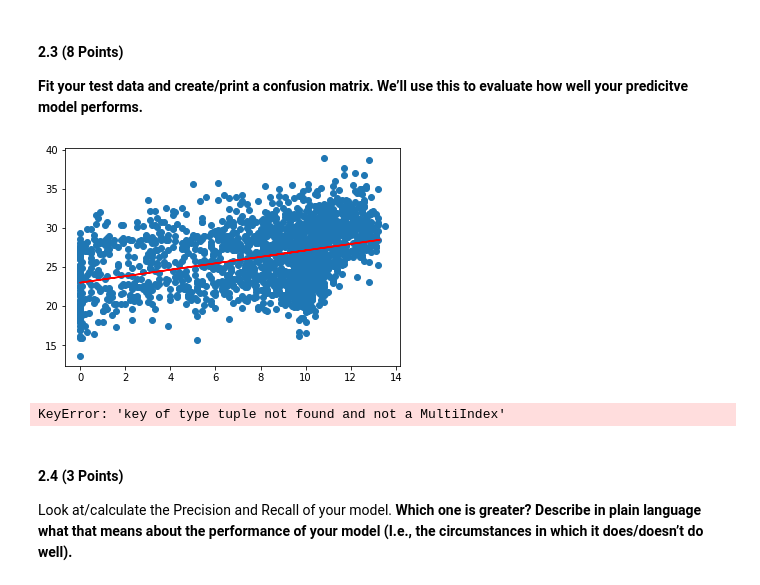
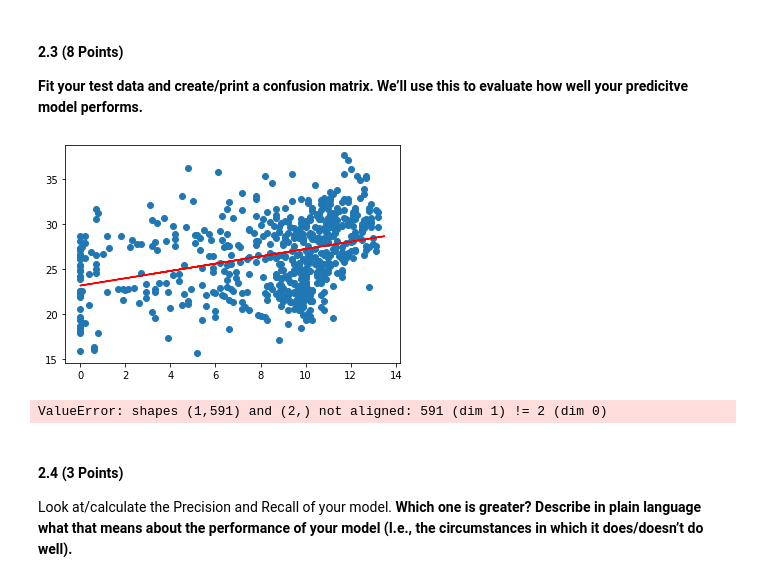
Before and after one commit to ABorbe/CMSE202-s23-turnin, a Jupyter notebook: hw-04/HW_4_Regression_and_SVM_STUDENT.ipynb, the cells around one changed output. Saved outputs shown, nothing was run; the diff lists cells and outputs as text; code cells hidden in the pictures.

```diff
--- a/hw-04/HW_4_Regression_and_SVM_STUDENT.ipynb
+++ b/hw-04/HW_4_Regression_and_SVM_STUDENT.ipynb
@@ -129,7 +129,7 @@ class_labels = brisDf['MaxTemp']
 
 
 train_vectors, test_vectors, train_labels, test_labels = train_test_split(feature_vectors,
-                                                                          class_labels, test_size = 0.67, train_size = 0.33)
+                                                                          class_labels, test_size = 0.2, random_state= 121)
 # %% [markdown]
 ## 2.0 Building a Regression Model
 
@@ -180,27 +180,36 @@ The features that are most statistically significant were the adjust r-squared,
 # %%
 #Write your code here
 
 ### fitting test data ###
 
 plt.scatter(test_vectors, test_labels)
-#y_pred = model.predict(test_vectors[:974]) #results.params[1]*train_vectors + results.params[0]
 plt.plot(train_vectors, y_pred, color = 'red')
 plt.show()
 
 ### model evaluation ###
 from sklearn.metrics import confusion_matrix
-from sklearn.metrics import precision_score
-from sklearn.metrics import recall_score
+from sklearn.metrics import classification_report
+# from sklearn.metrics import precision_score
+# from sklearn.metrics import recall_score
 
-print(precision_score(test_labels[:,974], y_pred))
-print(recall_score(test_labels[:,974], y_pred))
-print(confusion_matrix(test_labels[:,974], y_pred))
+pred_features = test_vectors
+true_labels = test_labels
 
-# len(test_labels[:974])
-# len(y_pred)
+pred_labels = results.predict(pred_features)
+
+for index in pred_features.index:
+    if pred_labels[index] > 0.5:
+        pred_labels[index] = 1
+
+    else:
+        pred_labels[index] = 0
+
+
+print(confusion_matrix(true_labels, pred_labels))
+print(classification_report(true_labels, pred_labels))
 # %% [output]
-[figure, old version]
+[figure, new version]
-KeyError: 'key of type tuple not found and not a MultiIndex'
+ValueError: shapes (1,591) and (2,) not aligned: 591 (dim 1) != 2 (dim 0)
 # %% [markdown]
 #### 2.4 (3 Points)
 Look at/calculate the Precision and Recall of your model. **Which one is greater? Describe in plain language what that means about the performance of your model (I.e., the circumstances in which it does/doesn’t do well).**
```
Also changed, not shown: parts of 15 cells of this notebook.
